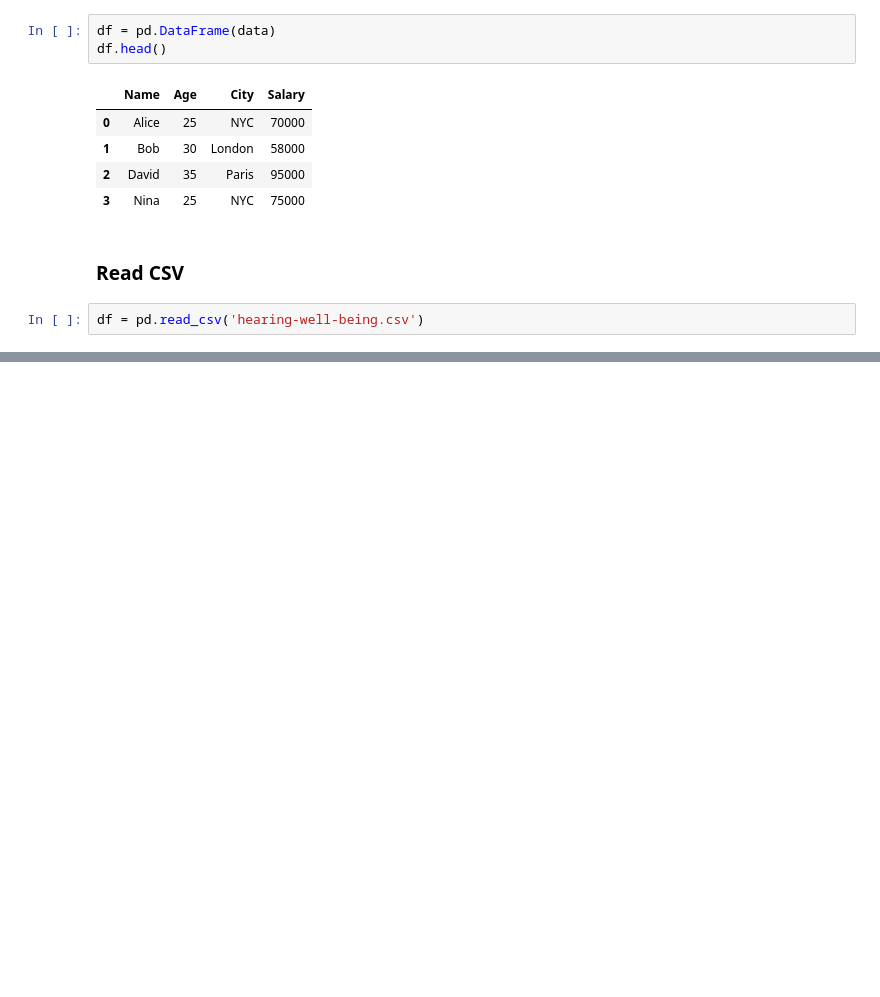
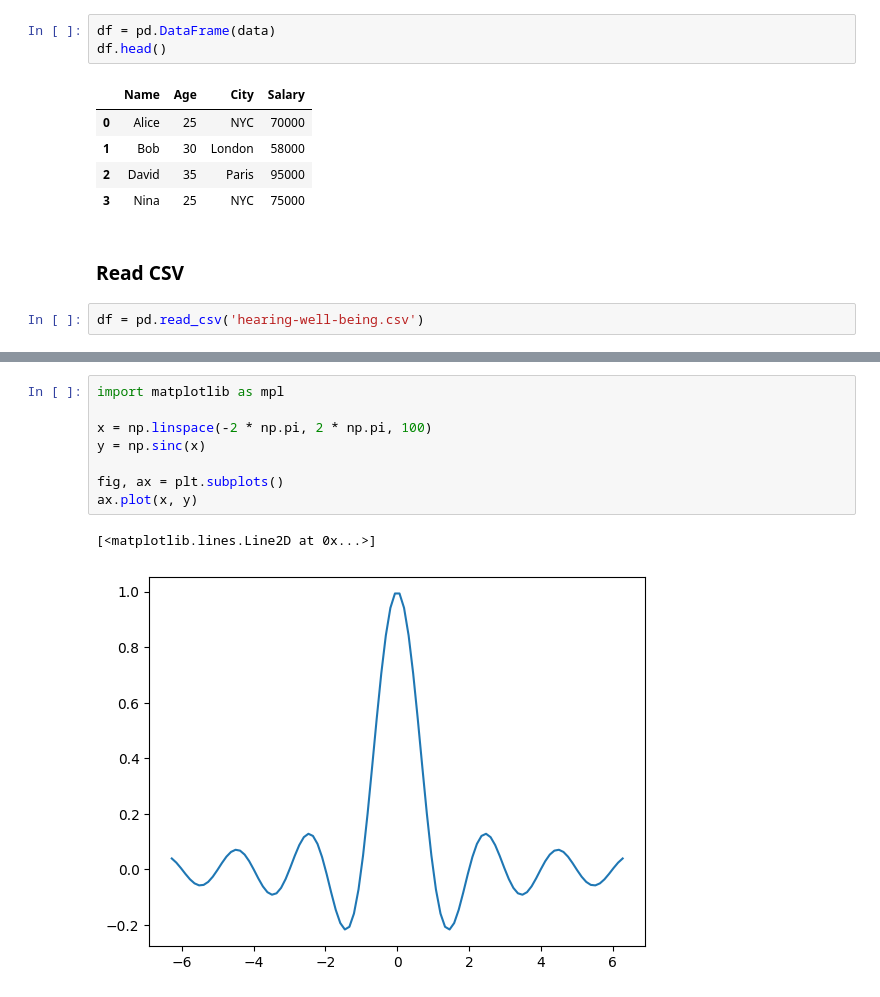
Before and after one commit to ESET0089/Basic, a Jupyter notebook: Python_ML/Assignment 3/analysis.ipynb, the cells around one changed output, grey strips where cells are left out. Cells and saved outputs as stored; diff of their text form; blank space fills up the shorter version.

```diff
--- a/Python_ML/Assignment 3/analysis.ipynb
+++ b/Python_ML/Assignment 3/analysis.ipynb
@@ -101,0 +147,11 @@ df.head()
+# %%
+import matplotlib as mpl
+
+x = np.linspace(-2 * np.pi, 2 * np.pi, 100)
+y = np.sinc(x)
+
+fig, ax = plt.subplots()
+ax.plot(x, y)
+# %% [output]
+[<matplotlib.lines.Line2D at 0x...>]
+[figure, added]
```
Also changed, not shown: parts of 8 cells of this notebook, 1 other file.
